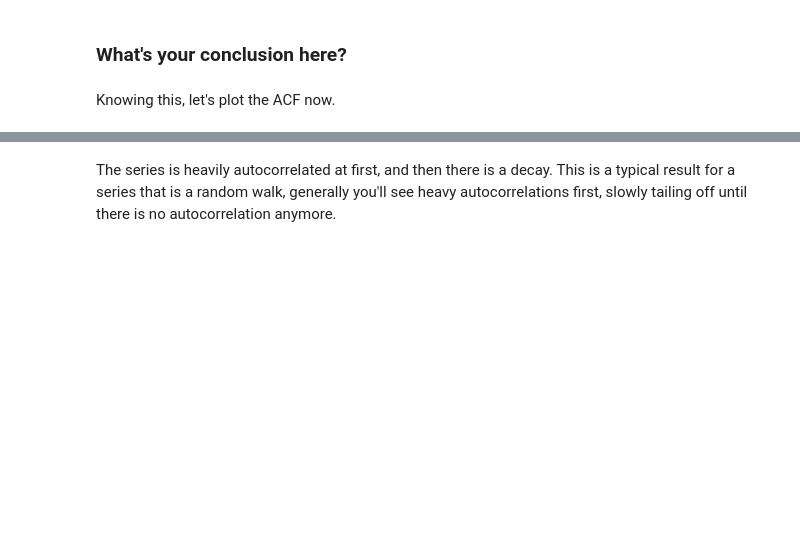
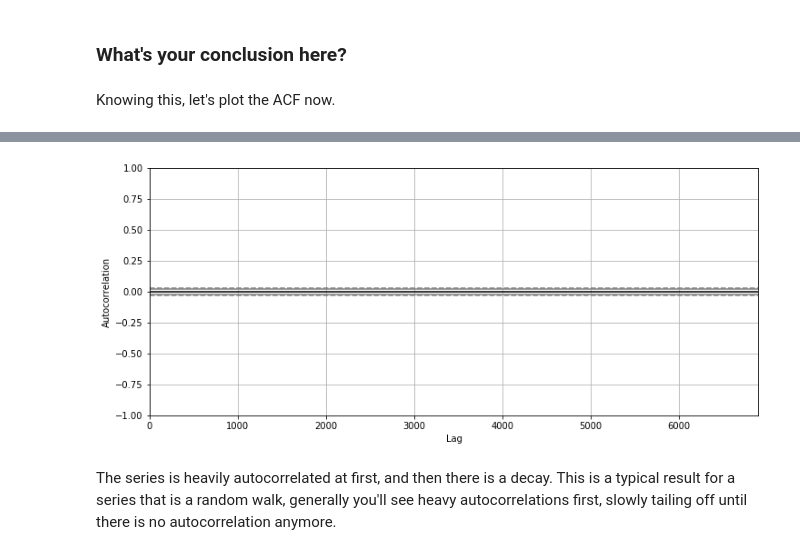
Before and after one commit to nic464/dsc-enterprise-hsbc-autocorrelation-in-time-series-lab-hsbc-ds-081319, a Jupyter notebook: index.ipynb, the cells around one changed output, grey strips where cells are left out. Saved outputs shown, nothing was run; the diff lists cells and outputs as text; code cells hidden in the pictures; blank space fills up the shorter version.

```diff
--- a/index.ipynb
+++ b/index.ipynb
@@ -113,5 +113,5 @@ df_lag5.plot(kind='line', figsize=(10,12))
 Knowing this, let's plot the ACF now.
 # %%
 plt.figure(figsize=(12,5))
-pd.plotting.autocorrelation_plot(df[df.columns[01]])
+pd.plotting.autocorrelation_plot(df)
 # %% [output]
@@ -119,3 +119,4 @@ SyntaxError: invalid token (<ipython-input-54-88f4a411f3a5>, line 2)
+[figure, added]
 # %% [markdown]
 The series is heavily autocorrelated at first, and then there is a decay. This is a typical result for a series that is a random walk, generally you'll see heavy autocorrelations first, slowly tailing off until there is no autocorrelation anymore.
 # %% [markdown]
```
Also changed, not shown: parts of 1 cell of this notebook.
